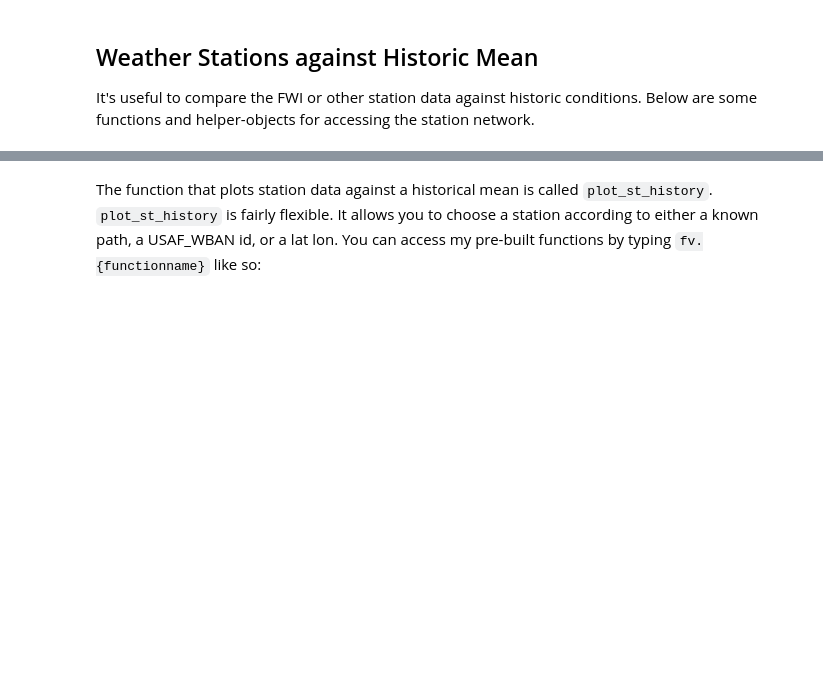
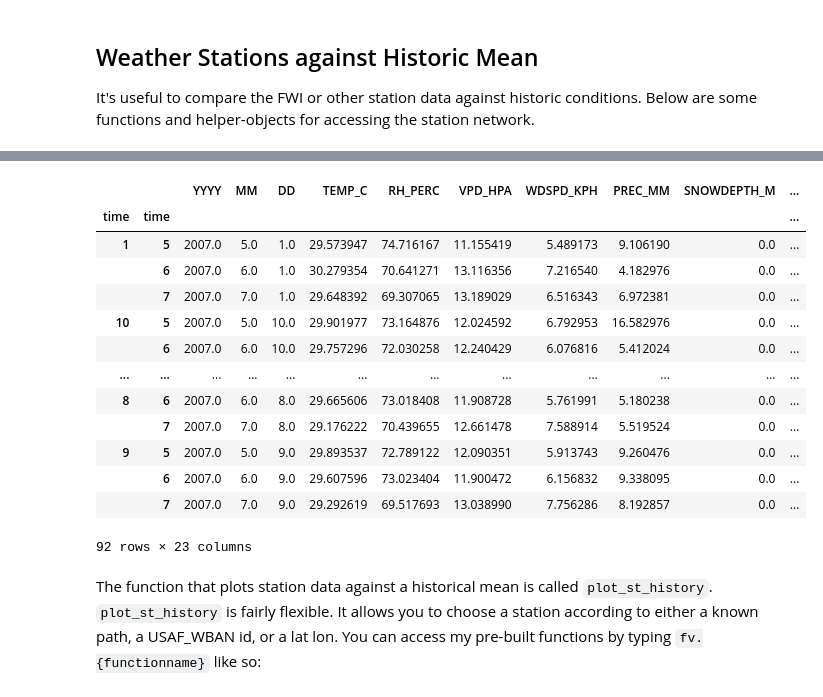
Before and after one commit to mccabete/fwiVis, a Jupyter notebook: base-fwi-vis/Robert_Station_historical.ipynb, the cells around one changed output, grey strips where cells are left out. Cells and saved outputs as stored; diff of their text form; code cells hidden in the pictures; blank space fills up the shorter version.

```diff
--- a/base-fwi-vis/Robert_Station_historical.ipynb
+++ b/base-fwi-vis/Robert_Station_historical.ipynb
@@ -40,2 +74,20 @@ Searching for availible stations atveda-data-store-staging/EIS/other/station-FWI
+# %%
+mean_quant = mj.groupby([mj.index.day.astype("str"), mj.index.month.astype("str")]).mean(numeric_only=True) ## Min and max both work. Why?
+mean_quant
+# %% [output]
+|  |  | YYYY | MM | DD | TEMP_C | RH_PERC | VPD_HPA | WDSPD_KPH | PREC_MM | SNOWDEPTH_M | ... |
+| time | time |  |  |  |  |  |  |  |  |  | ... |
+| 1 | 5 | 2007.0 | 5.0 | 1.0 | 29.573947 | 74.716167 | 11.155419 | 5.489173 | 9.106190 | 0.0 | ... |
+|  | 6 | 2007.0 | 6.0 | 1.0 | 30.279354 | 70.641271 | 13.116356 | 7.216540 | 4.182976 | 0.0 | ... |
+|  | 7 | 2007.0 | 7.0 | 1.0 | 29.648392 | 69.307065 | 13.189029 | 6.516343 | 6.972381 | 0.0 | ... |
+| 10 | 5 | 2007.0 | 5.0 | 10.0 | 29.901977 | 73.164876 | 12.024592 | 6.792953 | 16.582976 | 0.0 | ... |
+|  | 6 | 2007.0 | 6.0 | 10.0 | 29.757296 | 72.030258 | 12.240429 | 6.076816 | 5.412024 | 0.0 | ... |
+| ... | ... | ... | ... | ... | ... | ... | ... | ... | ... | ... | ... |
+| 8 | 6 | 2007.0 | 6.0 | 8.0 | 29.665606 | 73.018408 | 11.908728 | 5.761991 | 5.180238 | 0.0 | ... |
+|  | 7 | 2007.0 | 7.0 | 8.0 | 29.176222 | 70.439655 | 12.661478 | 7.588914 | 5.519524 | 0.0 | ... |
+| 9 | 5 | 2007.0 | 5.0 | 9.0 | 29.893537 | 72.789122 | 12.090351 | 5.913743 | 9.260476 | 0.0 | ... |
+|  | 6 | 2007.0 | 6.0 | 9.0 | 29.607596 | 73.023404 | 11.900472 | 6.156832 | 9.338095 | 0.0 | ... |
+|  | 7 | 2007.0 | 7.0 | 9.0 | 29.292619 | 69.517693 | 13.038990 | 7.756286 | 8.192857 | 0.0 | ... |
+92 rows × 23 columns
 # %% [markdown]
 The function that plots station data against a historical mean is called `plot_st_history`. `plot_st_history` is fairly flexible. It allows you to choose a station according to either a known path, a USAF_WBAN id, or a lat lon. You can access my pre-built functions by typing `fv.{functionname}` like so:
```
Also changed, not shown: parts of 7 cells of this notebook, 1 other file.
